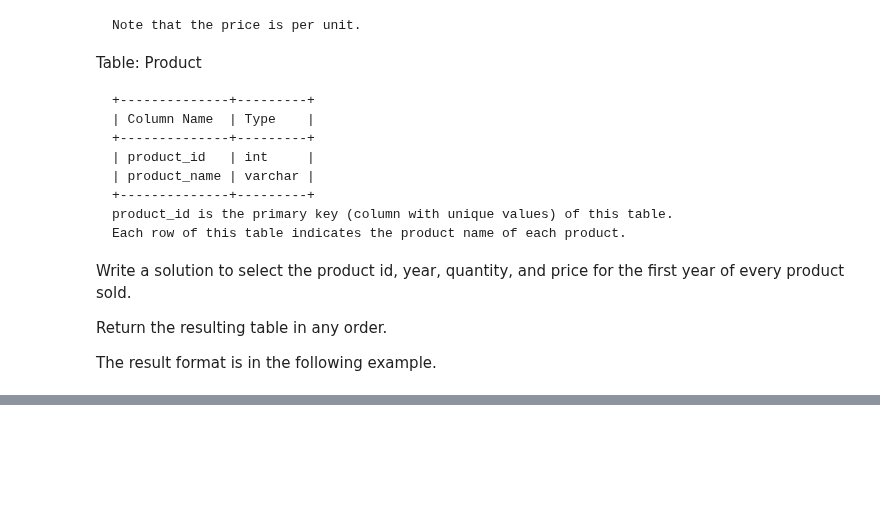
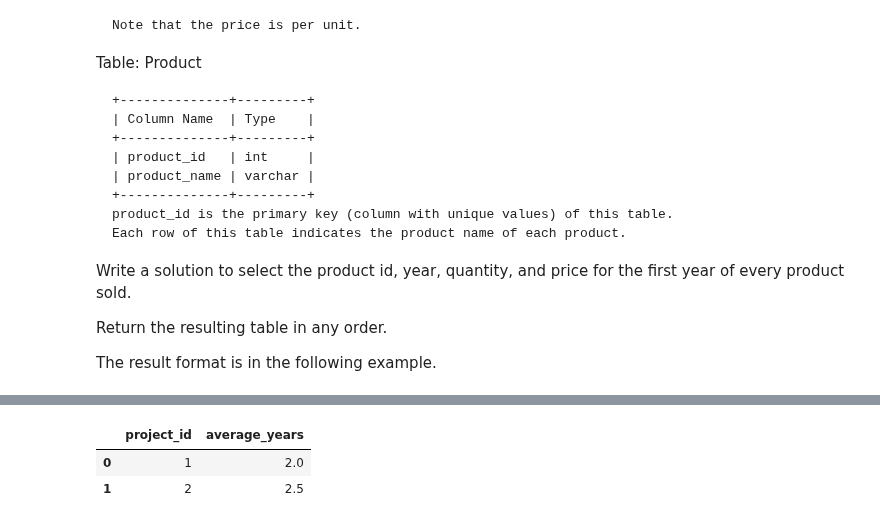
Before and after one commit to drwslv/LeetCode-Pandas, a Jupyter notebook: examples_1.ipynb, the cells around one changed output, grey strips where cells are left out. Drawn from its saved outputs; the diff is of its cells as text; code cells hidden in the pictures; blank space fills up the shorter version.

```diff
--- a/examples_1.ipynb
+++ b/examples_1.ipynb
@@ -1941,0 +1970,18 @@ df2.rename(columns={'year':'first_year'})
+# %%
+# Beats 76.92%
+
+def project_employees_i(project: pd.DataFrame, employee: pd.DataFrame) -> pd.DataFrame:
+    df = pd.merge(project, employee, how='left', on='employee_id').groupby('project_id', as_index=False).agg({'experience_years':'mean'})
+    df['average_years'] = round(df['experience_years'],2)
+    return df[['project_id','average_years']]
+# %%
+data = [[1, 1], [1, 2], [1, 3], [2, 1], [2, 4]]
+project = pd.DataFrame(data, columns=['project_id', 'employee_id']).astype({'project_id':'Int64', 'employee_id':'Int64'})
+data = [[1, 'Khaled', 3], [2, 'Ali', 2], [3, 'John', 1], [4, 'Doe', 2]]
+employee = pd.DataFrame(data, columns=['employee_id', 'name', 'experience_years']).astype({'employee_id':'Int64', 'name':'object', 'experience_years':'Int64'})
+# %%
+project_employees_i(project, employee)
+# %% [output]
+|  | project_id | average_years |
+| 0 | 1 | 2.0 |
+| 1 | 2 | 2.5 |
```
Also changed, not shown: parts of 4 cells of this notebook.
